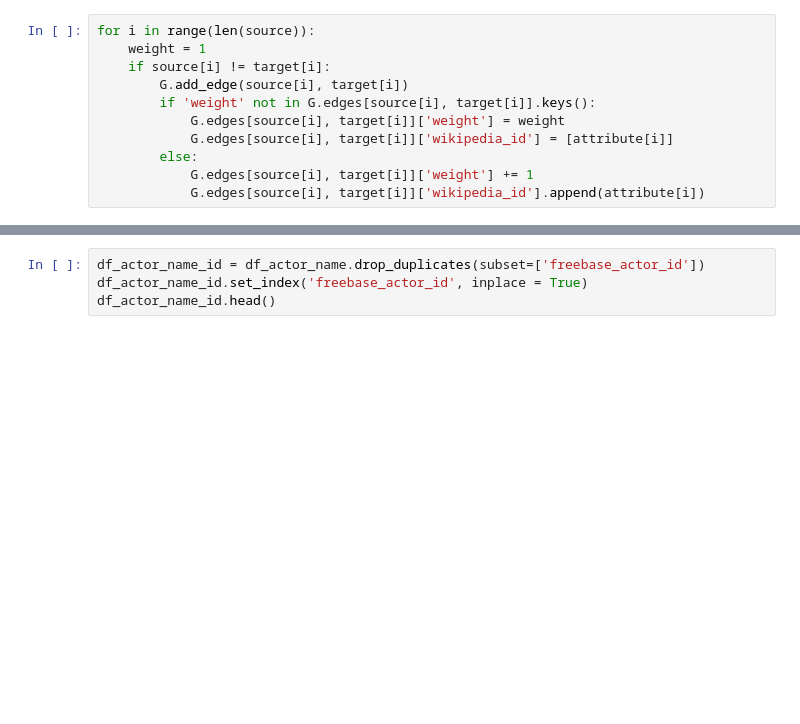
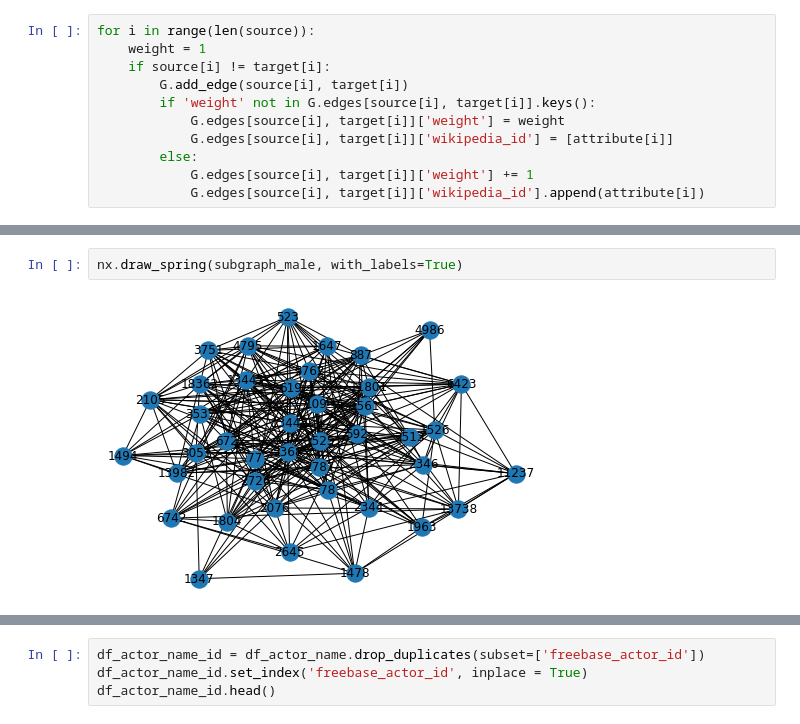
Before and after one commit to epfl-ada/ada-2022-project-alldatapointaccurate, a Jupyter notebook: Social-network.ipynb, the cells around one changed output, grey strips where cells are left out. Drawn from its saved outputs; the diff is of its cells as text; blank space fills up the shorter version.

```diff
--- a/Social-network.ipynb
+++ b/Social-network.ipynb
@@ -177,0 +319,4 @@ G.edges[1005,1006]
+# %%
+nx.draw_spring(subgraph_male, with_labels=True)
+# %% [output]
+[figure, added]
```
Also changed, not shown: parts of 46 cells of this notebook.
